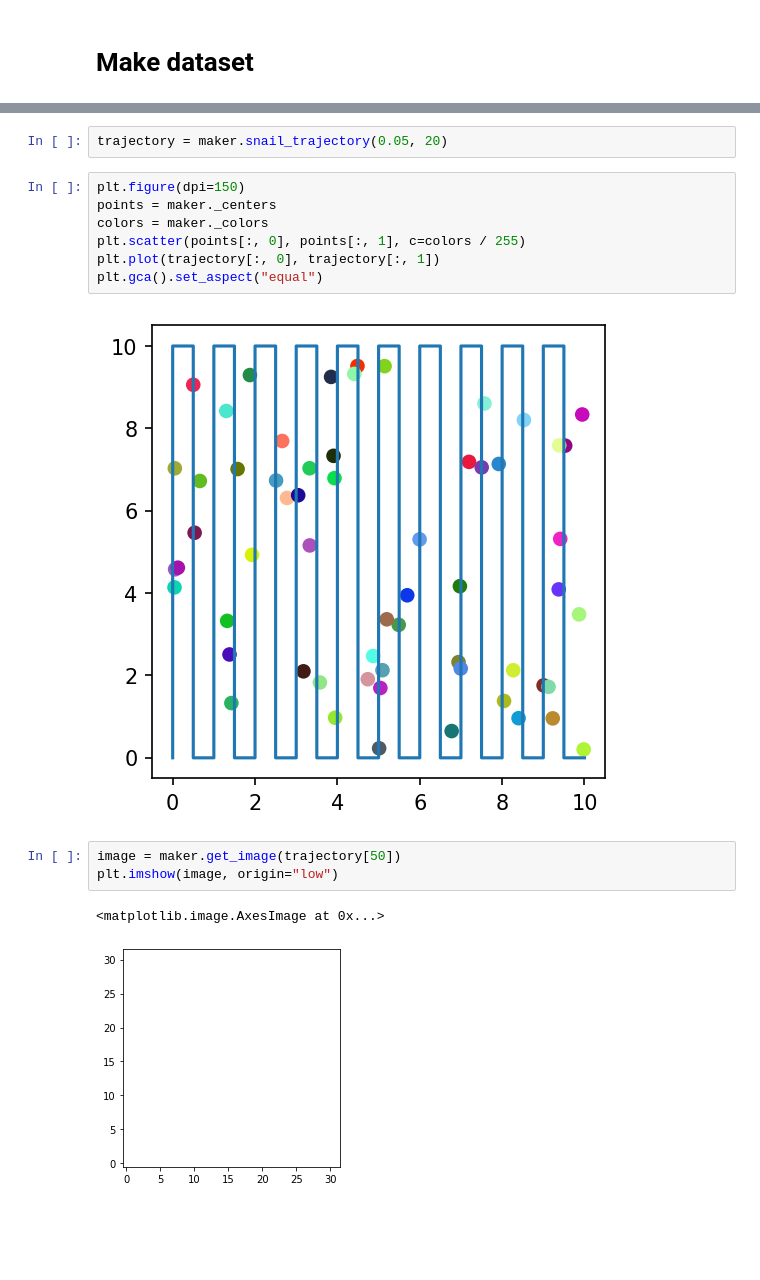
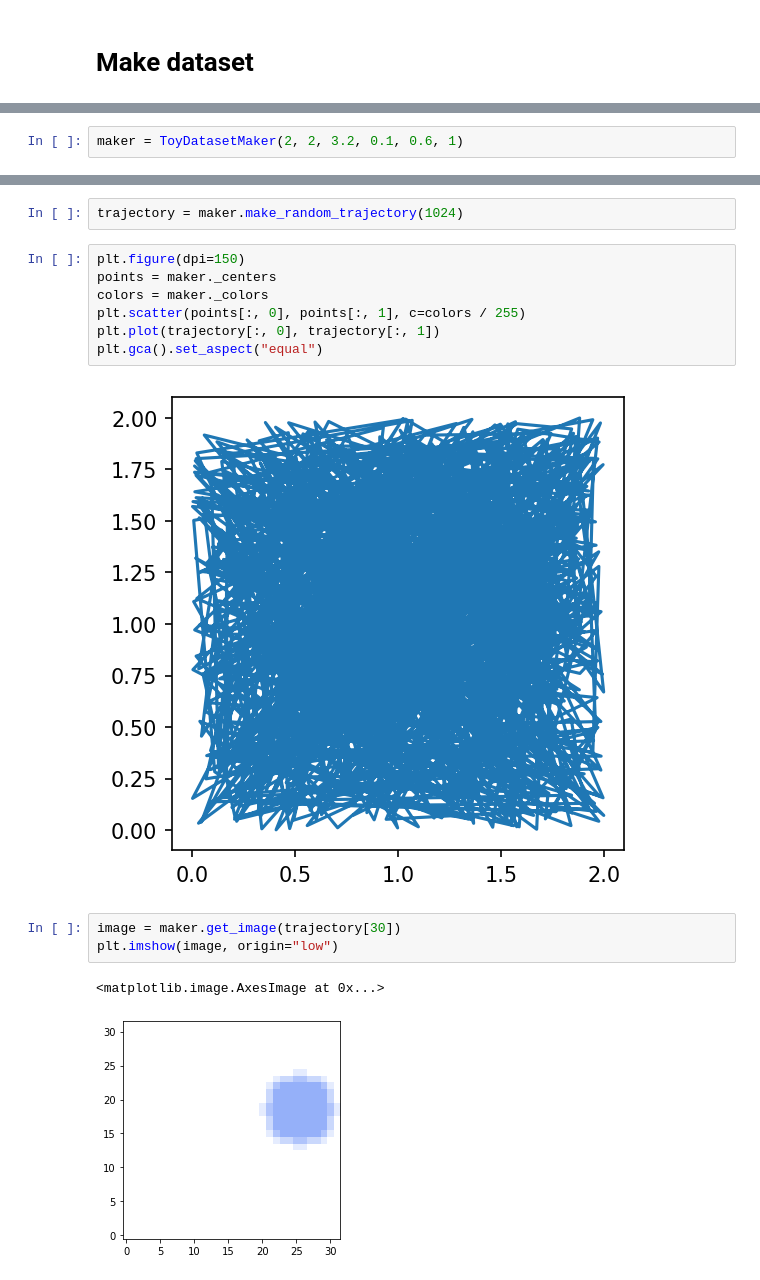
Before and after one commit to MisterMap/lie-vae-localization, a Jupyter notebook: toy_dataset.ipynb, the cells around one changed output, grey strips where cells are left out. Saved outputs shown, nothing was run; the diff lists cells and outputs as text; blank space fills up the shorter version.

```diff
--- a/toy_dataset.ipynb
+++ b/toy_dataset.ipynb
@@ -10,3 +8,5 @@ maker = ToyDatasetMaker(10, 10, 1.6, 0.05, 0.25, 60)
+# %%
+maker = ToyDatasetMaker(2, 2, 3.2, 0.1, 0.6, 1)
 # %%
 plt.figure(dpi=150)
 points = maker._centers
@@ -24,5 +24,5 @@ plt.imshow(image, origin="low")
-# %%
-trajectory = maker.snail_trajectory(0.05, 20)
+# %%
+trajectory = maker.make_random_trajectory(1024)
 # %%
 plt.figure(dpi=150)
 points = maker._centers
@@ -31,13 +31,13 @@ plt.scatter(points[:, 0], points[:, 1], c=colors / 255)
 plt.plot(trajectory[:, 0], trajectory[:, 1])
 plt.gca().set_aspect("equal")
 # %% [output]
-[figure, old version]
+[figure, new version]
 # %%
-image = maker.get_image(trajectory[50])
+image = maker.get_image(trajectory[30])
 plt.imshow(image, origin="low")
 # %% [output]
 <matplotlib.image.AxesImage at 0x...>
-[figure, old version]
+[figure, new version]
 # %%
 len(trajectory)
 # %% [output]
```
Also changed, not shown: parts of 6 cells of this notebook, 3 other files.
